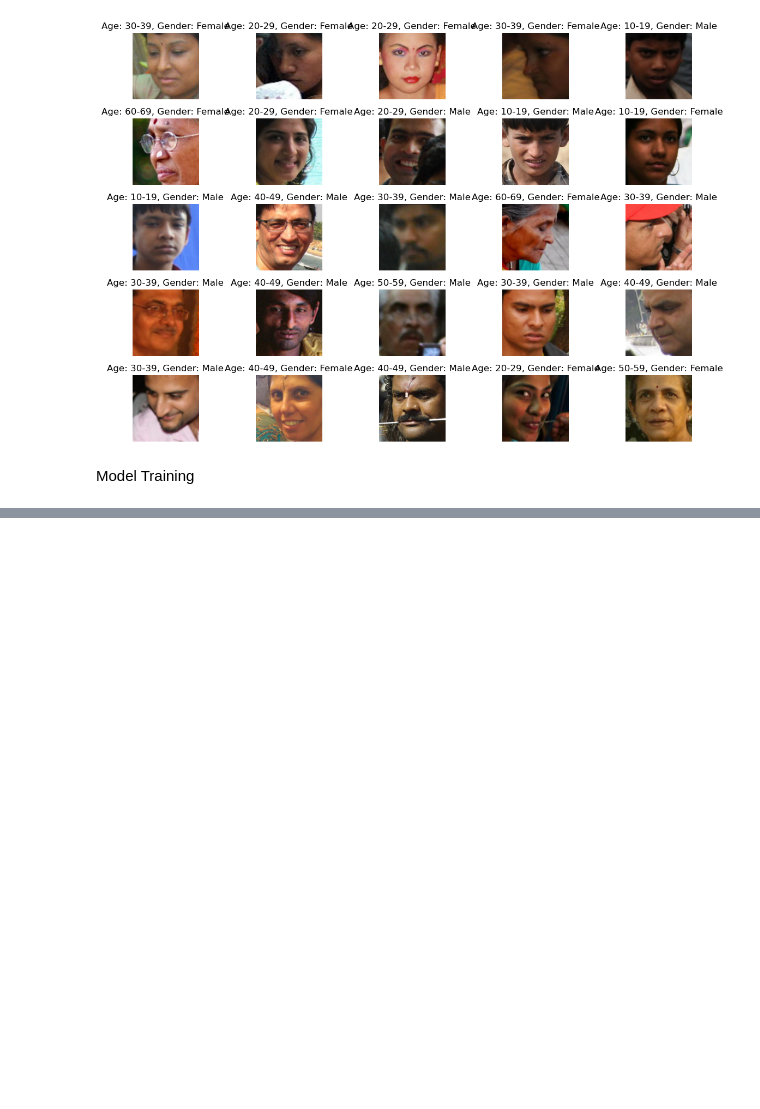
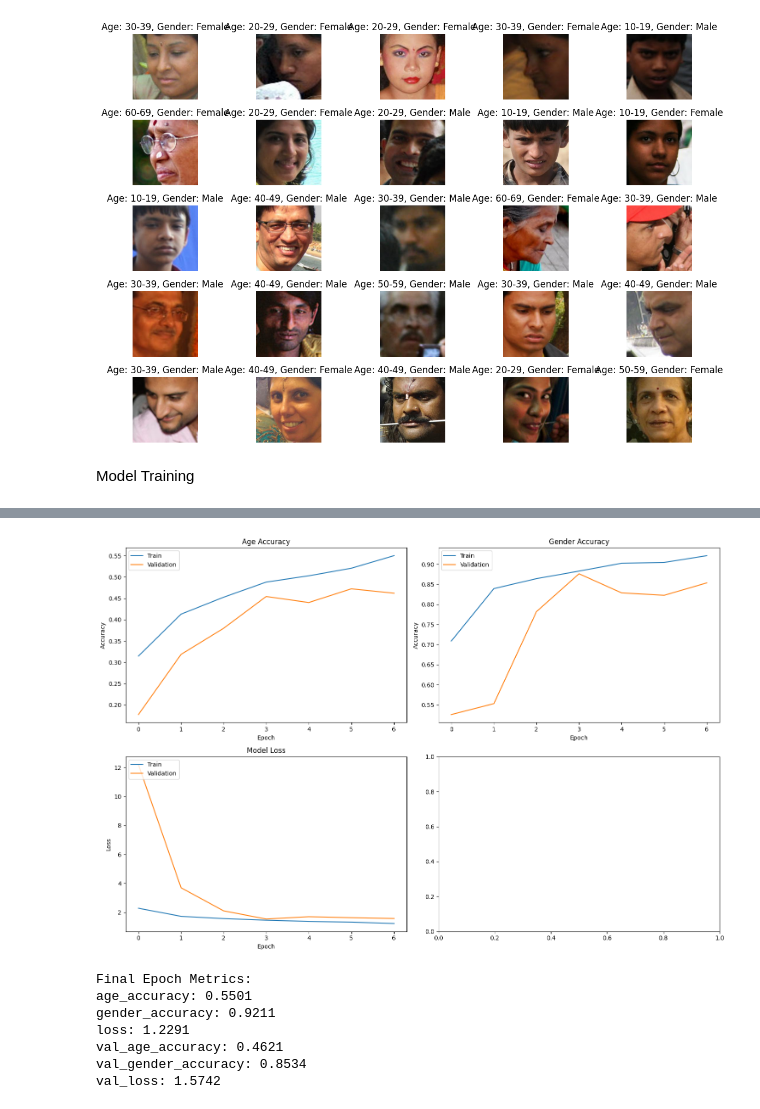
Before and after one commit to RchtDshr/crowdcast-model, a Jupyter notebook: DataPreprocessed.ipynb, the cells around one changed output, grey strips where cells are left out. Cells and saved outputs as stored; diff of their text form; code cells hidden in the pictures; blank space fills up the shorter version.

Commit message:
Created using Colab, resnet50 with 54 age and 91 gender accuracy

```diff
--- a/DataPreprocessed.ipynb
+++ b/DataPreprocessed.ipynb
@@ -328,14 +346,11 @@ def create_dataset(df, is_train=True):
 # Split the data
 train_df, test_df = train_test_split(df, test_size=0.2, random_state=42)
 # %%
-# Create datasets with caching and prefetching
-train_dataset = create_dataset(train_df, is_train=True).cache().prefetch(tf.data.AUTOTUNE)
-test_dataset = create_dataset(test_df, is_train=False).cache().prefetch(tf.data.AUTOTUNE)
+# Create datasets
+train_dataset = create_dataset(train_df, is_train=True).repeat()
+test_dataset = create_dataset(test_df, is_train=False).repeat()
 # %%
-# Create the model
-base_model = tf.keras.applications.ResNet50(
-    weights='imagenet',
-    include_top=False,
-    input_shape=(*IMG_SIZE, 3)
-)
-base_model.trainable = False
+# 1. Fine-tuning the ResNet50 model
+base_model = tf.keras.applications.ResNet50(weights='imagenet', include_top=False, input_shape=(*IMG_SIZE, 3))
+
+# base_model.trainable = False
@@ -412,0 +463,58 @@ model.save('fairface_model.h5')
+# %%
+import matplotlib.pyplot as plt
+
+def plot_training_history(history):
+    # Create a figure with 2 rows and 2 columns
+    fig, axs = plt.subplots(2, 2, figsize=(15, 10))
+
+    # Plot training & validation age accuracy values
+    axs[0, 0].plot(history.history['age_accuracy'])
+    axs[0, 0].plot(history.history['val_age_accuracy'])
+    axs[0, 0].set_title('Age Accuracy')
+    axs[0, 0].set_ylabel('Accuracy')
+    axs[0, 0].set_xlabel('Epoch')
+    axs[0, 0].legend(['Train', 'Validation'], loc='upper left')
+
+    # Plot training & validation gender accuracy values
+    axs[0, 1].plot(history.history['gender_accuracy'])
+    axs[0, 1].plot(history.history['val_gender_accuracy'])
+    axs[0, 1].set_title('Gender Accuracy')
+    axs[0, 1].set_ylabel('Accuracy')
+    axs[0, 1].set_xlabel('Epoch')
+    axs[0, 1].legend(['Train', 'Validation'], loc='upper left')
+
+    # Plot training & validation age loss values
+    axs[1, 0].plot(history.history['loss'])
+    axs[1, 0].plot(history.history['val_loss'])
+    axs[1, 0].set_title('Model Loss')
+    axs[1, 0].set_ylabel('Loss')
+    axs[1, 0].set_xlabel('Epoch')
+    axs[1, 0].legend(['Train', 'Validation'], loc='upper left')
+
+    # Plot training & validation gender loss values
+    # axs[1, 1].plot(history.history['gender_loss'])
+    # axs[1, 1].plot(history.history['val_gender_loss'])
+    # axs[1, 1].set_title('Gender Loss')
+    # axs[1, 1].set_ylabel('Loss')
+    # axs[1, 1].set_xlabel('Epoch')
+    # axs[1, 1].legend(['Train', 'Validation'], loc='upper left')
+
+    plt.tight_layout()
+    plt.show()
+
+# After training the model
+plot_training_history(history)
+
+# Print final epoch metrics
+print("\nFinal Epoch Metrics:")
+for metric in history.history:
+    print(f"{metric}: {history.history[metric][-1]:.4f}")
+# %% [output]
+[figure, added]
+Final Epoch Metrics:
+age_accuracy: 0.5501
+gender_accuracy: 0.9211
+loss: 1.2291
+val_age_accuracy: 0.4621
+val_gender_accuracy: 0.8534
+val_loss: 1.5742
```
Also changed, not shown: parts of 25 cells of this notebook.
